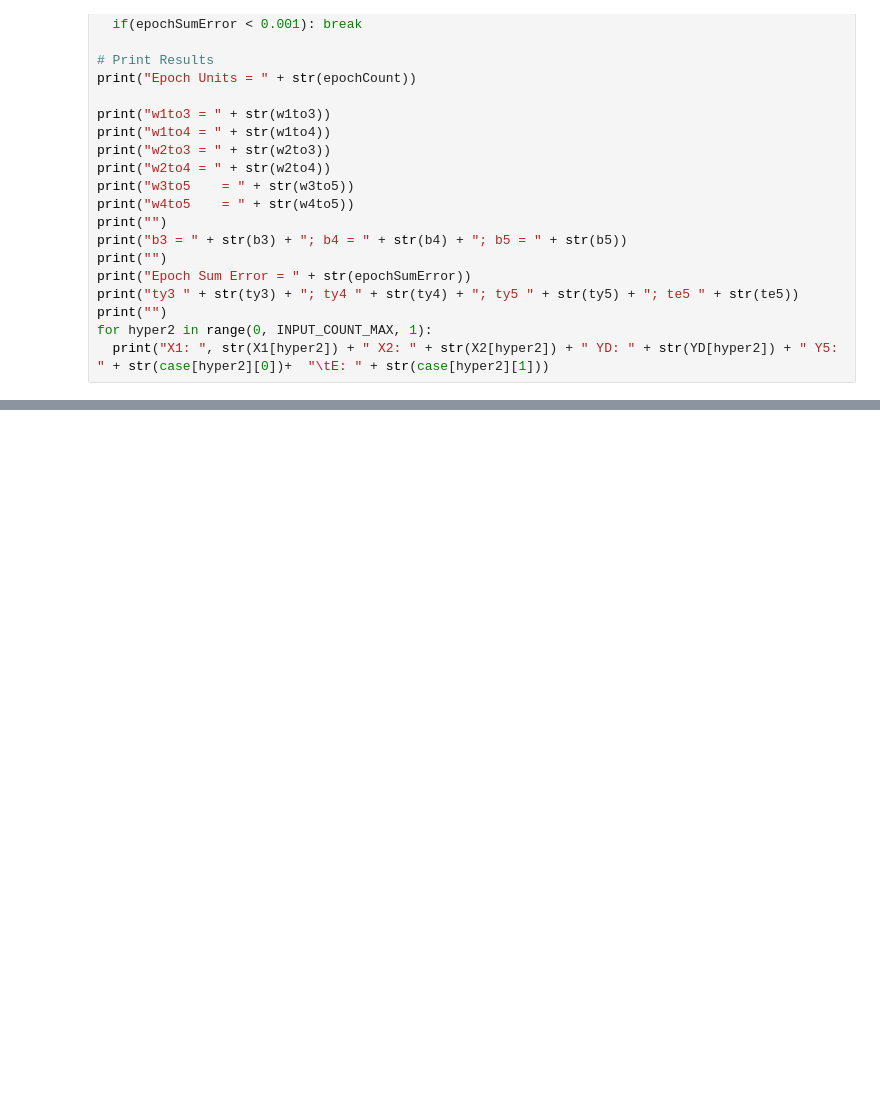
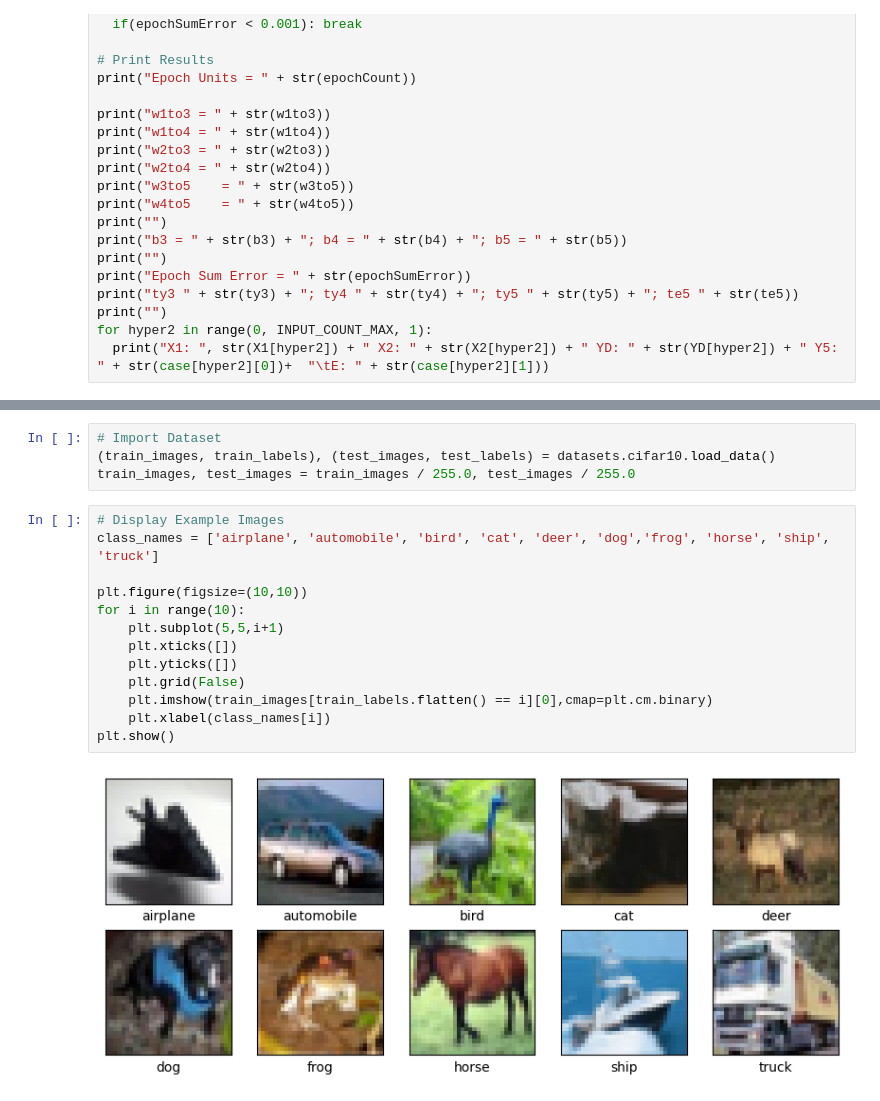
Before and after one commit to dtm-dplusplus/AI-Game-Programming, a Jupyter notebook: Colab Notebooks/Python/AIGP.ipynb, the cells around one changed output, grey strips where cells are left out. Cells and saved outputs as stored; diff of their text form; blank space fills up the shorter version.

```diff
--- a/Colab Notebooks/Python/AIGP.ipynb
+++ b/Colab Notebooks/Python/AIGP.ipynb
@@ -831,0 +893,19 @@ Test Complete
+# %%
+# Import Dataset
+(train_images, train_labels), (test_images, test_labels) = datasets.cifar10.load_data()
+train_images, test_images = train_images / 255.0, test_images / 255.0
+# %%
+# Display Example Images
+class_names = ['airplane', 'automobile', 'bird', 'cat', 'deer', 'dog','frog', 'horse', 'ship', 'truck']
+
+plt.figure(figsize=(10,10))
+for i in range(10):
+    plt.subplot(5,5,i+1)
+    plt.xticks([])
+    plt.yticks([])
+    plt.grid(False)
+    plt.imshow(train_images[train_labels.flatten() == i][0],cmap=plt.cm.binary)
+    plt.xlabel(class_names[i])
+plt.show()
+# %% [output]
+[figure, added]
```
Also changed, not shown: parts of 19 cells of this notebook, 4 other files.
